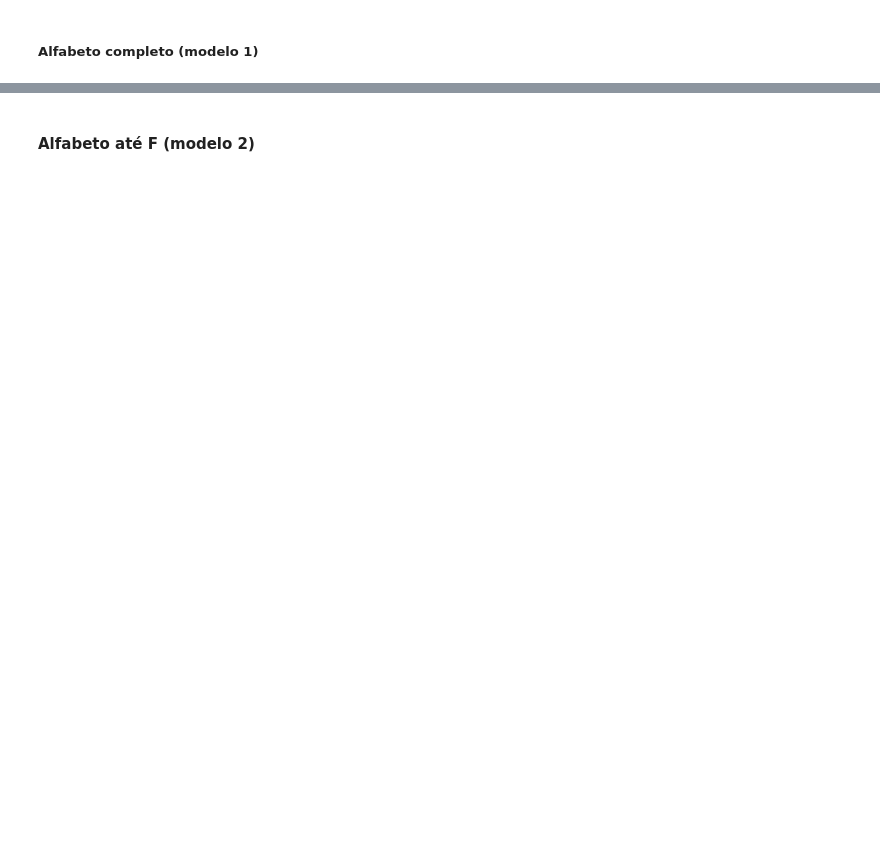
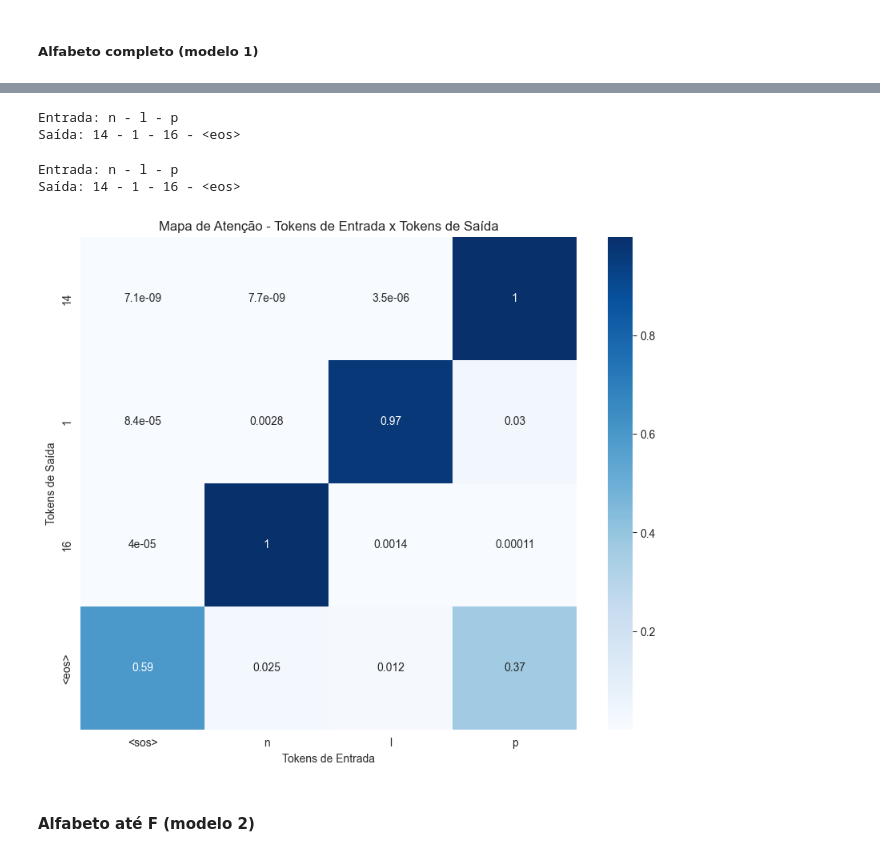
Before and after one commit to arturnovais/NLP-CLASS-2024, a Jupyter notebook: A2/MAIN.ipynb, the cells around one changed output, grey strips where cells are left out. Drawn from its saved outputs; the diff is of its cells as text; code cells hidden in the pictures; blank space fills up the shorter version.

```diff
--- a/A2/MAIN.ipynb
+++ b/A2/MAIN.ipynb
@@ -753,30 +1068,28 @@ class Seq2Seq(nn.Module):
         self.decoder = Decoder(output_vocab_size, emb_dim, hidden_dim, n_layers, dropout, use_attention=True)
         self.fc_out = nn.Linear(hidden_dim, output_vocab_size)
 
-        self.hiddens_decoder = [] #inicialização dos hiddens do decoder
+        self.hiddens_encoder = [] #inicialização dos hiddens do decoder
 
         self.attention_scores = []
 
 
-
-    def forward(self, inputs_id_encoder=None, input_id_decoder=None, decoder_hidden_state=None, attention_scores=None):
+    def forward(self, inputs_id_encoder=None, input_id_decoder=None, decoder_hidden_state=None):
         if decoder_hidden_state is None:
             encoder_hidden_states, decoder_hidden_state = self.encoder(inputs_id_encoder)
-            self.hiddens_decoder = encoder_hidden_states
+            self.hiddens_encoder = encoder_hidden_states
 
 
         self.attention_scores = []
         hidden_decoder = decoder_hidden_state[-1] # Pegamos o hidden da última camada do decoder
 
-        for i in range(len(self.hiddens_decoder)): # Para cada vetor no hidden
-            hidden_encoder = self.hiddens_decoder[i]
+        for i in range(len(self.hiddens_encoder)): # Para cada vetor no hidden
+            hidden_encoder = self.hiddens_encoder[i]
             attention_score = torch.dot(hidden_decoder, hidden_encoder) # Calcula o attention score como produto interno do hidden_encoder e hidden_decoder
             self.attention_scores.append(attention_score)
 
         self.attention_scores = F.softmax(torch.stack(self.attention_scores), dim=0) # Softmax para obter os pesos do attention
 
-        attention_vec = torch.sum(self.attention_scores.unsqueeze(1) * self.hiddens_decoder, dim=0).unsqueeze(0) # Multiplica os pesos do attention com os hiddens do encoder
-
+        attention_vec = torch.sum((self.attention_scores.unsqueeze(1) * self.hiddens_encoder), dim=0).unsqueeze(0) # Multiplica os pesos do attention com os hiddens do encoder e soma todos
 
 
         output, hidden = self.decoder(input_id_decoder, decoder_hidden_state, attention=attention_vec)
@@ -818,5 +1168,14 @@ plot_loss(history)
 # %%
-test_model(model1, tokenizer, ["a", "b", "c"])
+test_model(model1, tokenizer, ["n", "l", "p"])
+# %% [output]
+Entrada: n - l - p
+Saída: 14 - 1 - 16 - <eos>
+# %%
+plot_attention(model1, tokenizer, input=["n", "l", "p"])
+# %% [output]
+Entrada: n - l - p
+Saída: 14 - 1 - 16 - <eos>
+[figure, added]
 # %% [markdown]
 #### Alfabeto até F (modelo 2)
 # %%
```
Also changed, not shown: parts of 85 cells of this notebook.
